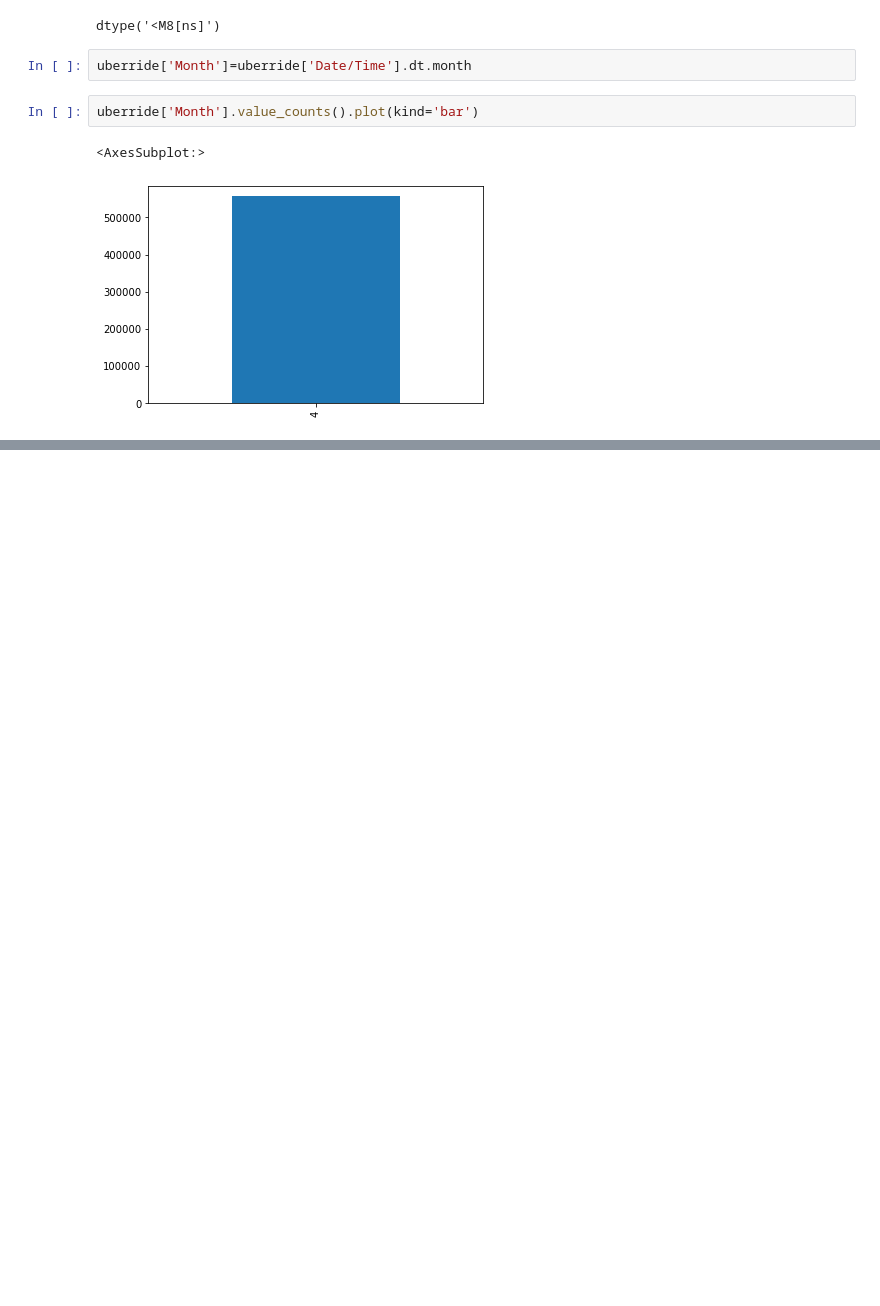
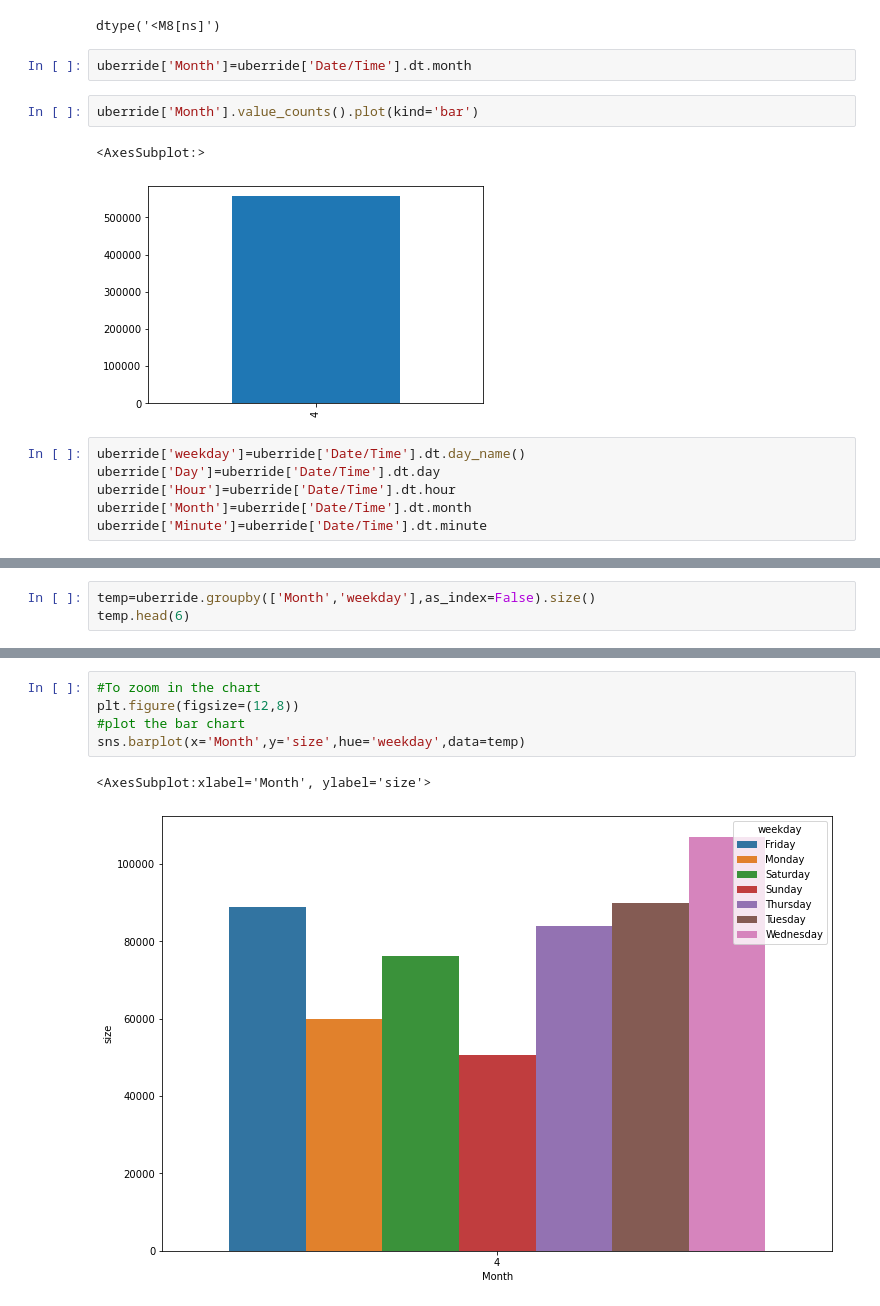
Before and after one commit to Adikharche19/uberrides_analysis, a Jupyter notebook: uberdata.ipynb, the cells around one changed output, grey strips where cells are left out. Saved outputs shown, nothing was run; the diff lists cells and outputs as text; blank space fills up the shorter version.

```diff
--- a/uberdata.ipynb
+++ b/uberdata.ipynb
@@ -43,3 +44,9 @@ uberride['Month'].value_counts().plot(kind='bar')
 # %% [output]
 <AxesSubplot:>
 [figure]
+# %%
+uberride['weekday']=uberride['Date/Time'].dt.day_name()
+uberride['Day']=uberride['Date/Time'].dt.day
+uberride['Hour']=uberride['Date/Time'].dt.hour
+uberride['Month']=uberride['Date/Time'].dt.month
+uberride['Minute']=uberride['Date/Time'].dt.minute
@@ -45,0 +73,3 @@ uberride['Month'].value_counts().plot(kind='bar')
+# %%
+temp=uberride.groupby(['Month','weekday'],as_index=False).size()
+temp.head(6)
@@ -45,0 +145,8 @@ uberride['Month'].value_counts().plot(kind='bar')
+# %%
+#To zoom in the chart
+plt.figure(figsize=(12,8))
+#plot the bar chart
+sns.barplot(x='Month',y='size',hue='weekday',data=temp)
+# %% [output]
+<AxesSubplot:xlabel='Month', ylabel='size'>
+[figure, added]
```
Also changed, not shown: parts of 10 cells of this notebook.
